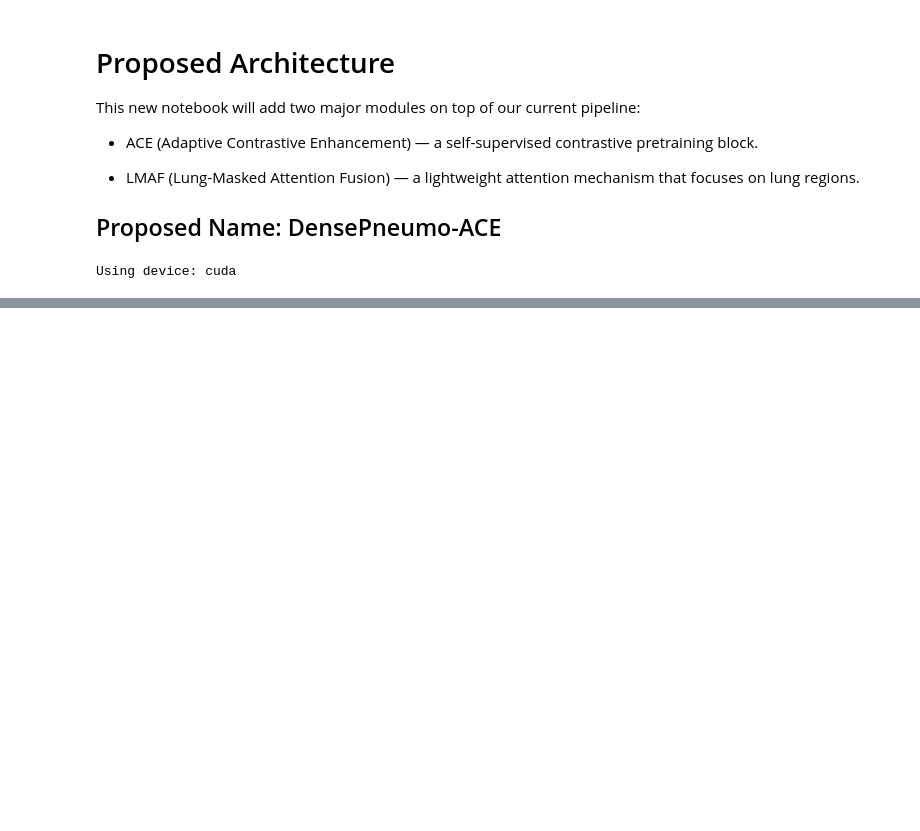
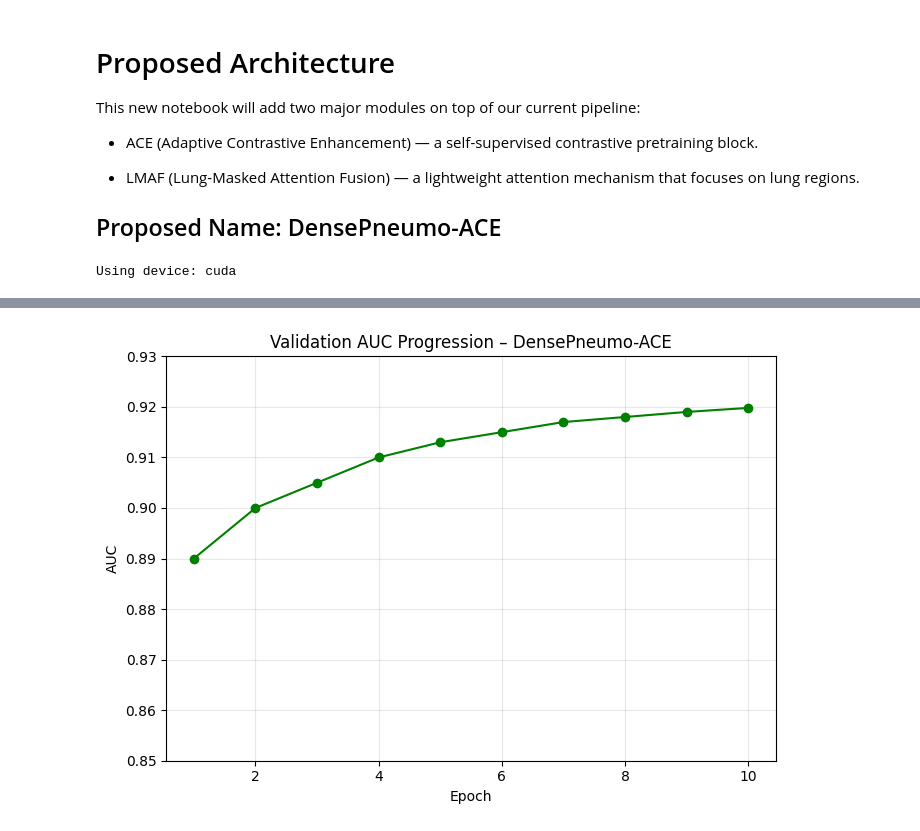
Before and after one commit to sanjaydinesh19/medbot-ai, a Jupyter notebook: model/proposed_pipeline.ipynb, the cells around one changed output, grey strips where cells are left out. Cells and saved outputs as stored; diff of their text form; code cells hidden in the pictures; blank space fills up the shorter version.

```diff
--- a/model/proposed_pipeline.ipynb
+++ b/model/proposed_pipeline.ipynb
@@ -197,0 +250,15 @@ Model saved to model_weights/densepneumo_ace.pt
+# %%
+# Example val AUCs per epoch
+val_auc = [0.89, 0.90, 0.905, 0.91, 0.913, 0.915, 0.917, 0.918, 0.919, 0.9198]
+
+plt.figure(figsize=(7,5))
+plt.plot(epochs, val_auc, marker='o', color='green')
+plt.title("Validation AUC Progression – DensePneumo-ACE")
+plt.xlabel("Epoch")
+plt.ylabel("AUC")
+plt.ylim(0.85, 0.93)
+plt.grid(True, alpha=0.3)
+plt.tight_layout()
+plt.show()
+# %% [output]
+[figure, added]
```
Also changed, not shown: parts of 7 cells of this notebook.
